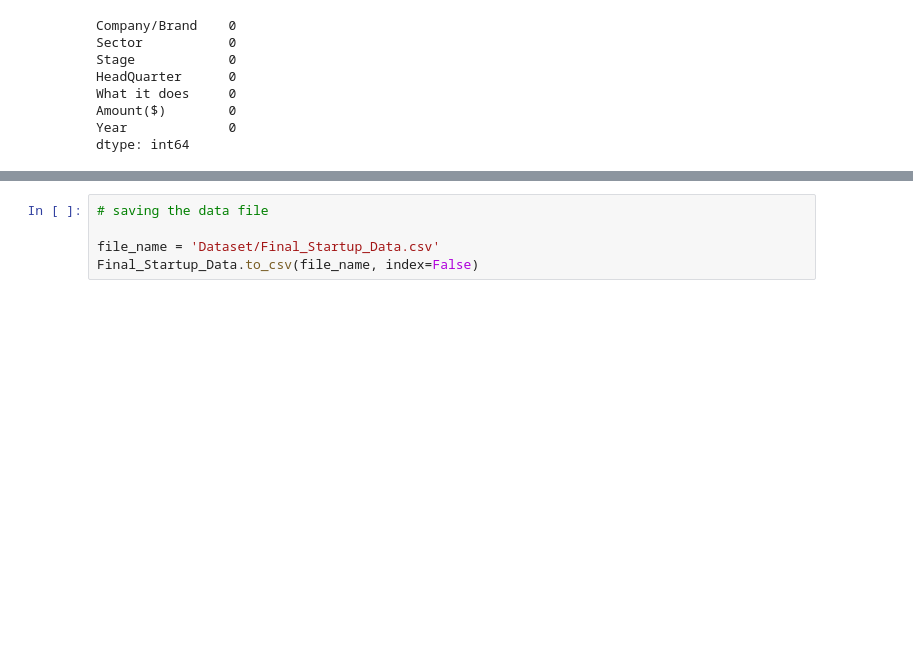
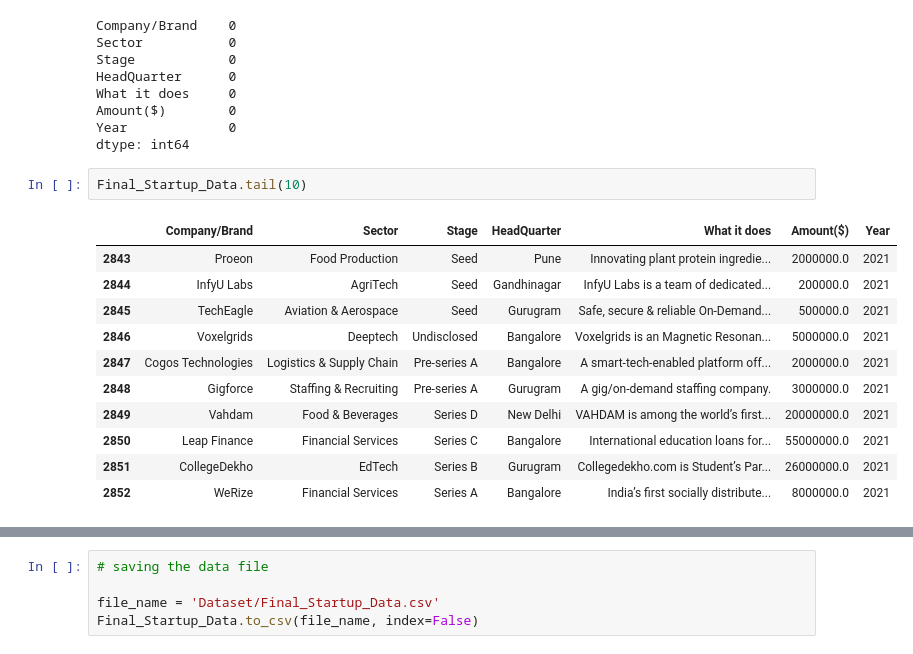
Before and after one commit to Azie88/Beginner-Data-Analysis, a Jupyter notebook: Project_notebook.ipynb, the cells around one changed output, grey strips where cells are left out. Drawn from its saved outputs; the diff is of its cells as text; blank space fills up the shorter version.

```diff
--- a/Project_notebook.ipynb
+++ b/Project_notebook.ipynb
@@ -1800,3 +1797,17 @@ What it does     0
 Amount($)        0
 Year             0
 dtype: int64
+# %%
+Final_Startup_Data.tail(10)
+# %% [output]
+|  | Company/Brand | Sector | Stage | HeadQuarter | What it does | Amount($) | Year |
+| 2843 | Proeon | Food Production | Seed | Pune | Innovating plant protein ingredie... | 2000000.0 | 2021 |
+| 2844 | InfyU Labs | AgriTech | Seed | Gandhinagar | InfyU Labs is a team of dedicated... | 200000.0 | 2021 |
+| 2845 | TechEagle | Aviation & Aerospace | Seed | Gurugram | Safe, secure & reliable On-Demand... | 500000.0 | 2021 |
+| 2846 | Voxelgrids | Deeptech | Undisclosed | Bangalore | Voxelgrids is an Magnetic Resonan... | 5000000.0 | 2021 |
+| 2847 | Cogos Technologies | Logistics & Supply Chain | Pre-series A | Bangalore | A smart-tech-enabled platform off... | 2000000.0 | 2021 |
+| 2848 | Gigforce | Staffing & Recruiting | Pre-series A | Gurugram | A gig/on-demand staffing company. | 3000000.0 | 2021 |
+| 2849 | Vahdam | Food & Beverages | Series D | New Delhi | VAHDAM is among the world’s first... | 20000000.0 | 2021 |
+| 2850 | Leap Finance | Financial Services | Series C | Bangalore | International education loans for... | 55000000.0 | 2021 |
+| 2851 | CollegeDekho | EdTech | Series B | Gurugram | Collegedekho.com is Student’s Par... | 26000000.0 | 2021 |
+| 2852 | WeRize | Financial Services | Series A | Bangalore | India’s first socially distribute... | 8000000.0 | 2021 |
```
Also changed, not shown: parts of 11 cells of this notebook.
